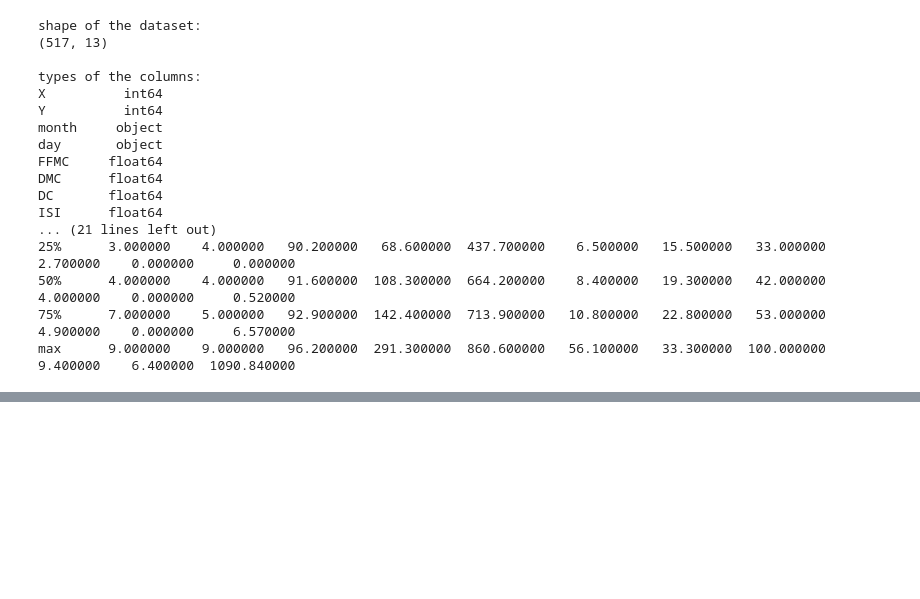
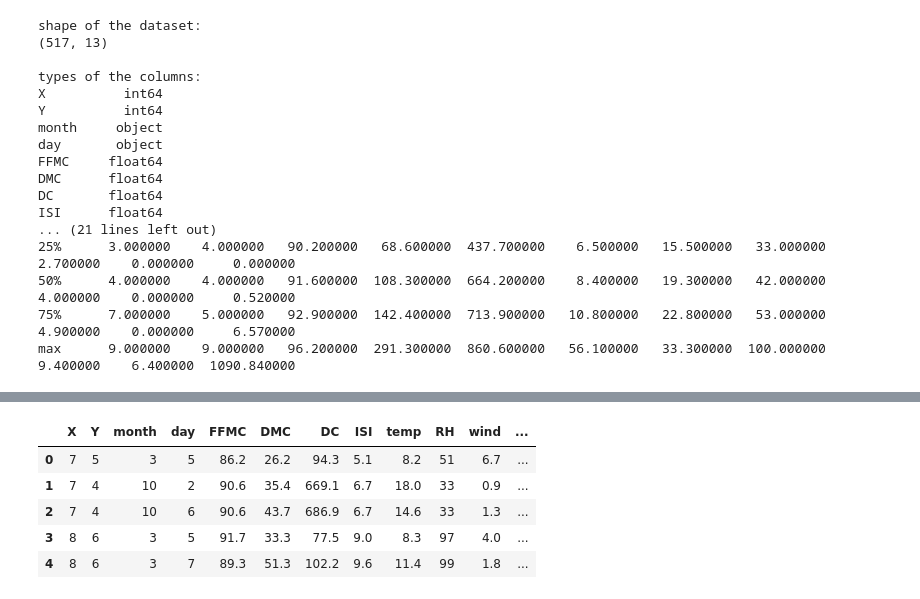
Before and after one commit to trayanm/learn_ai, a Jupyter notebook: Building-Your-First-Machine-Learning-Solution/code.ipynb, the cells around one changed output, grey strips where cells are left out. Saved outputs shown, nothing was run; the diff lists cells and outputs as text; code cells hidden in the pictures; blank space fills up the shorter version.

```diff
--- a/Building-Your-First-Machine-Learning-Solution/code.ipynb
+++ b/Building-Your-First-Machine-Learning-Solution/code.ipynb
@@ -81,0 +100,35 @@ max      9.000000    9.000000   96.200000  291.300000  860.600000   56.100000
+# %%
+# convert month and day to categorical
+df.month.replace({
+    "jan": 1,
+    "feb": 2,
+    "mar": 3,
+    "apr": 4,
+    "may": 5,
+    "jun": 6,
+    "jul": 7,
+    "aug": 8,
+    "sep": 9,
+    "oct": 10,
+    "nov": 11,
+    "dec": 12
+}, inplace=True)
+
+df.day.replace({
+    "mon": 1,
+    "tue": 2,
+    "wed": 3,
+    "thu": 4,
+    "fri": 5,
+    "sat": 6,
+    "sun": 7
+}, inplace=True)
+
+df.head()
+# %% [output]
+|  | X | Y | month | day | FFMC | DMC | DC | ISI | temp | RH | wind | ... |
+| 0 | 7 | 5 | 3 | 5 | 86.2 | 26.2 | 94.3 | 5.1 | 8.2 | 51 | 6.7 | ... |
+| 1 | 7 | 4 | 10 | 2 | 90.6 | 35.4 | 669.1 | 6.7 | 18.0 | 33 | 0.9 | ... |
+| 2 | 7 | 4 | 10 | 6 | 90.6 | 43.7 | 686.9 | 6.7 | 14.6 | 33 | 1.3 | ... |
+| 3 | 8 | 6 | 3 | 5 | 91.7 | 33.3 | 77.5 | 9.0 | 8.3 | 97 | 4.0 | ... |
+| 4 | 8 | 6 | 3 | 7 | 89.3 | 51.3 | 102.2 | 9.6 | 11.4 | 99 | 1.8 | ... |
```
Also changed, not shown: parts of 3 cells of this notebook.
